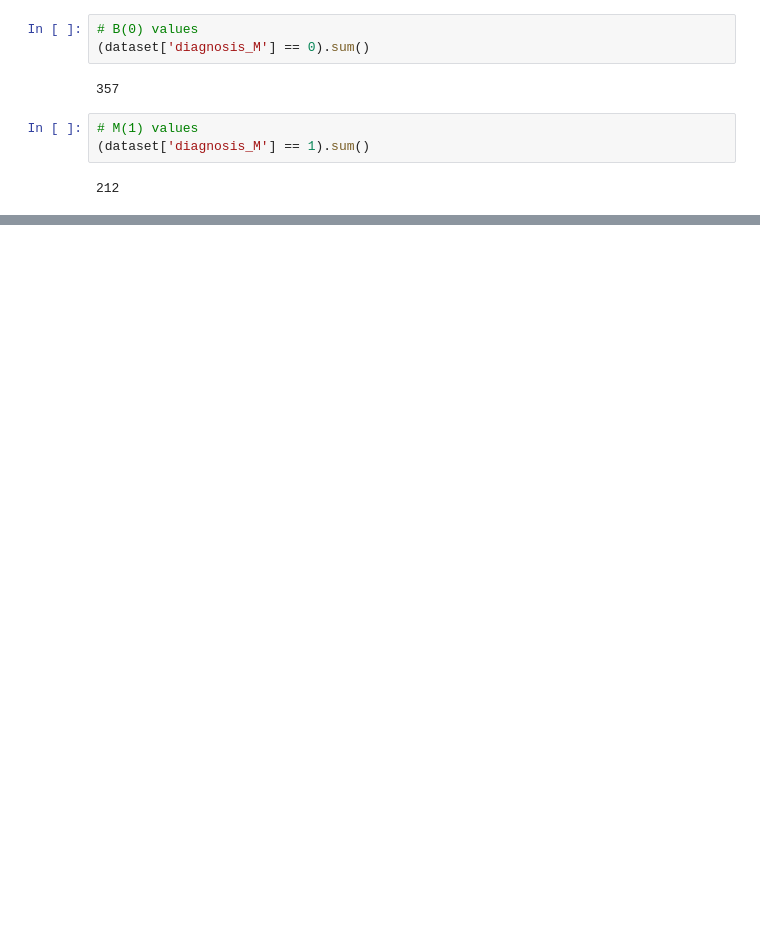
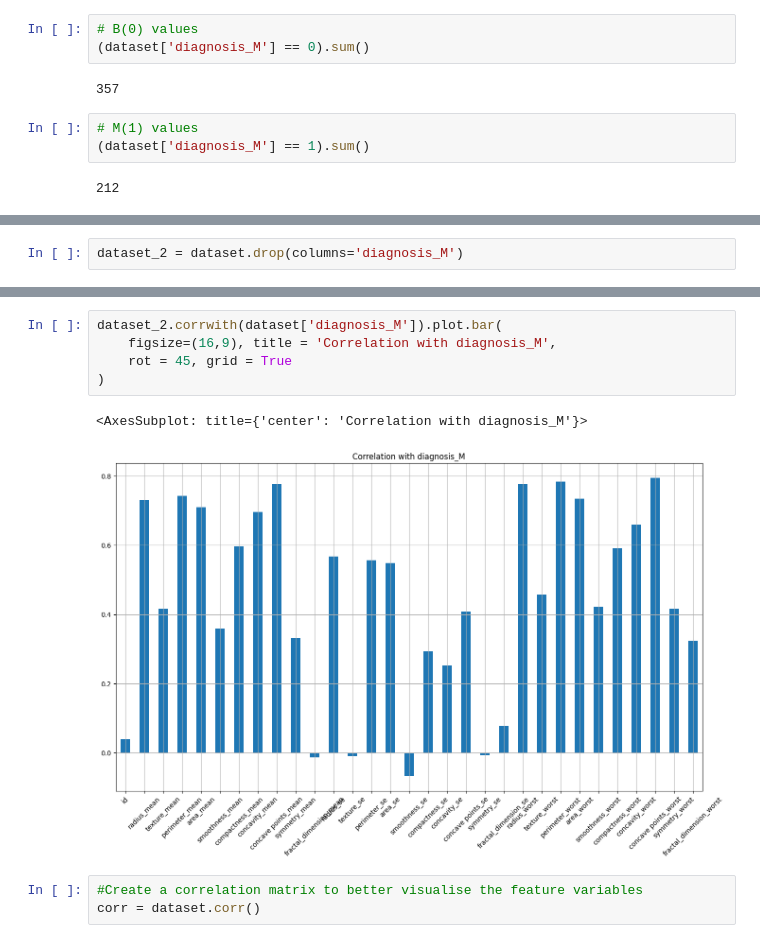
Before and after one commit to ashpreet12/ML_ClassificationProject, a Jupyter notebook: Breast_Cancer_Classification.ipynb, the cells around one changed output, grey strips where cells are left out. Drawn from its saved outputs; the diff is of its cells as text; blank space fills up the shorter version.

```diff
--- a/Breast_Cancer_Classification.ipynb
+++ b/Breast_Cancer_Classification.ipynb
@@ -172,0 +175,2 @@ plt.show()
+# %%
+dataset_2 = dataset.drop(columns='diagnosis_M')
@@ -172,0 +187,11 @@ plt.show()
+# %%
+dataset_2.corrwith(dataset['diagnosis_M']).plot.bar(
+    figsize=(16,9), title = 'Correlation with diagnosis_M',
+    rot = 45, grid = True
+)
+# %% [output]
+<AxesSubplot: title={'center': 'Correlation with diagnosis_M'}>
+[figure, added]
+# %%
+#Create a correlation matrix to better visualise the feature variables
+corr = dataset.corr()
```
Also changed, not shown: parts of 20 cells of this notebook.
